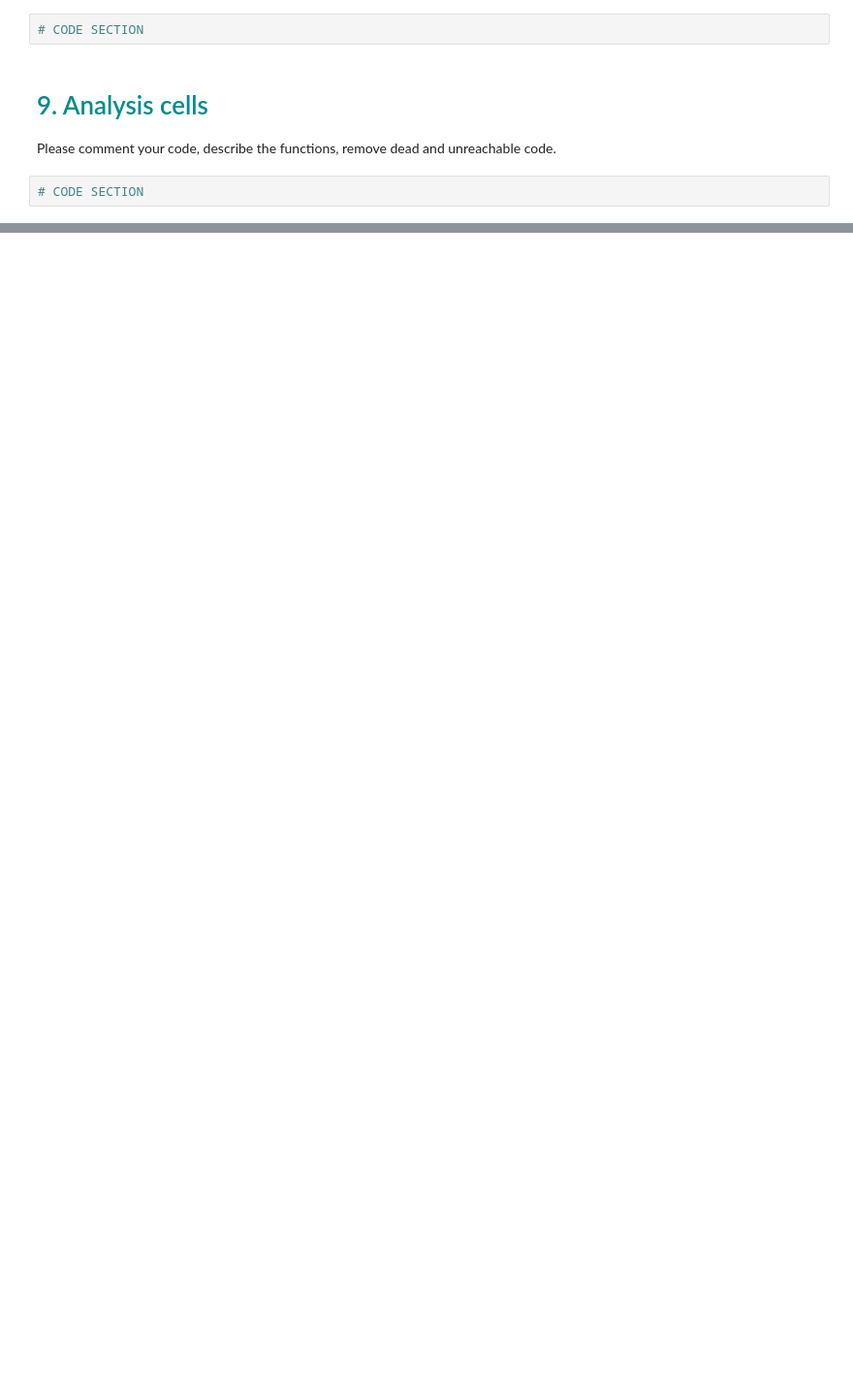
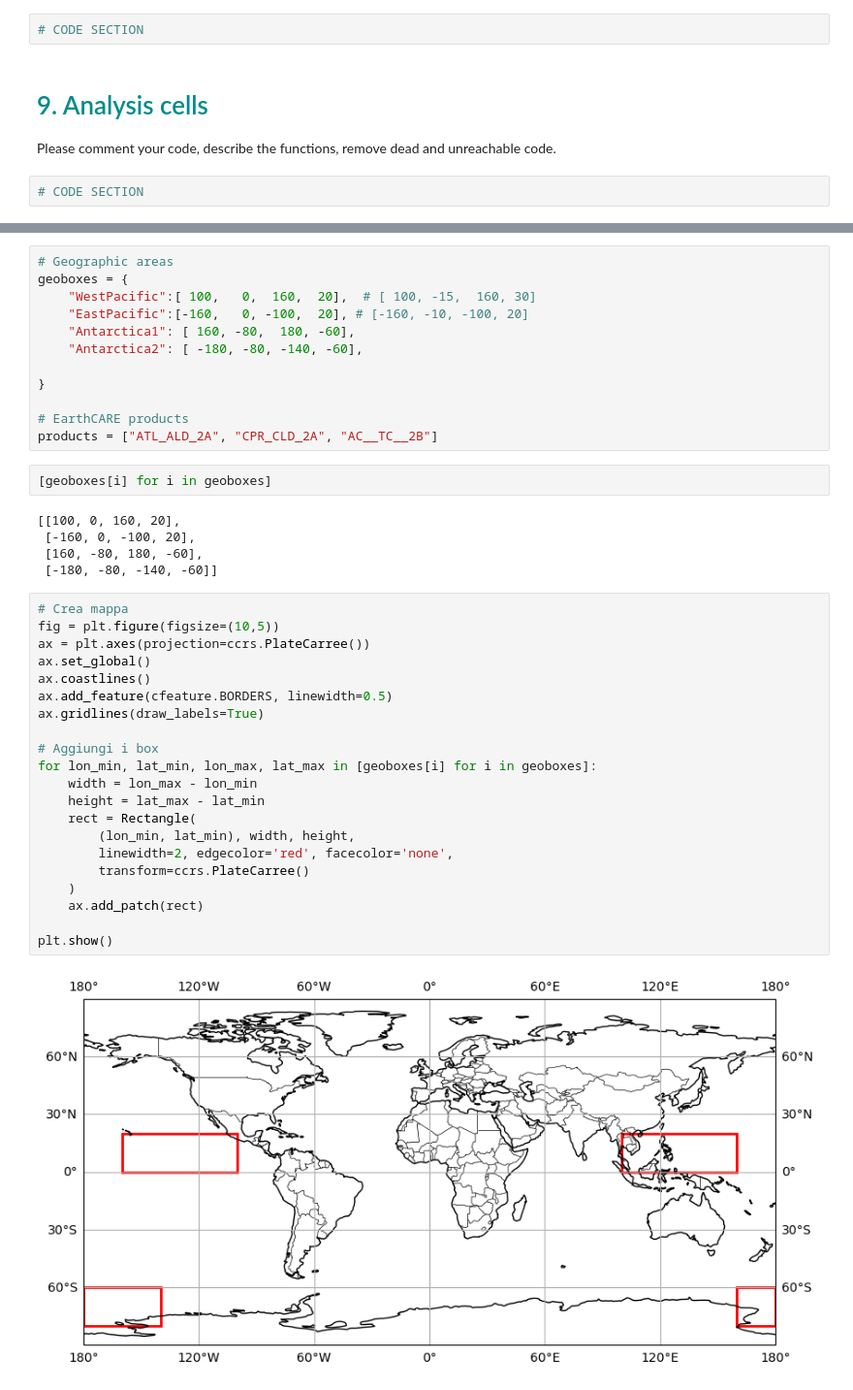
Before and after one commit to giacom0rovers1/earthcare_aerosol_cloud_interactions, a Jupyter notebook: OpenChallangeNotebook-Ch1-EarthCARE_Cloud_Aerosols_Interactions.ipynb, the cells around one changed output, grey strips where cells are left out. Shown: that part at 97% size. Drawn from its saved outputs; the diff is of its cells as text; blank space fills up the shorter version.

Commit message:
Antarctica first try - bbox

```diff
--- a/OpenChallangeNotebook-Ch1-EarthCARE_Cloud_Aerosols_Interactions.ipynb
+++ b/OpenChallangeNotebook-Ch1-EarthCARE_Cloud_Aerosols_Interactions.ipynb
@@ -95,0 +129,42 @@ Submit final version of your notebook in team-shared folder within DeepESDL Jupy
+# %%
+# Geographic areas
+geoboxes = {
+    "WestPacific":[ 100,   0,  160,  20],  # [ 100, -15,  160, 30]
+    "EastPacific":[-160,   0, -100,  20], # [-160, -10, -100, 20]
+    "Antarctica1": [ 160, -80,  180, -60],
+    "Antarctica2": [ -180, -80, -140, -60],
+
+}
+
+# EarthCARE products
+products = ["ATL_ALD_2A", "CPR_CLD_2A", "AC__TC__2B"]
+# %%
+[geoboxes[i] for i in geoboxes]
+# %% [output]
+[[100, 0, 160, 20],
+ [-160, 0, -100, 20],
+ [160, -80, 180, -60],
+ [-180, -80, -140, -60]]
+# %%
+# Crea mappa
+fig = plt.figure(figsize=(10,5))
+ax = plt.axes(projection=ccrs.PlateCarree())
+ax.set_global()
+ax.coastlines()
+ax.add_feature(cfeature.BORDERS, linewidth=0.5)
+ax.gridlines(draw_labels=True)
+
+# Aggiungi i box
+for lon_min, lat_min, lon_max, lat_max in [geoboxes[i] for i in geoboxes]:
+    width = lon_max - lon_min
+    height = lat_max - lat_min
+    rect = Rectangle(
+        (lon_min, lat_min), width, height,
+        linewidth=2, edgecolor='red', facecolor='none',
+        transform=ccrs.PlateCarree()
+    )
+    ax.add_patch(rect)
+
+plt.show()
+# %% [output]
+[figure, added]
```
Also changed, not shown: parts of 13 cells of this notebook.
